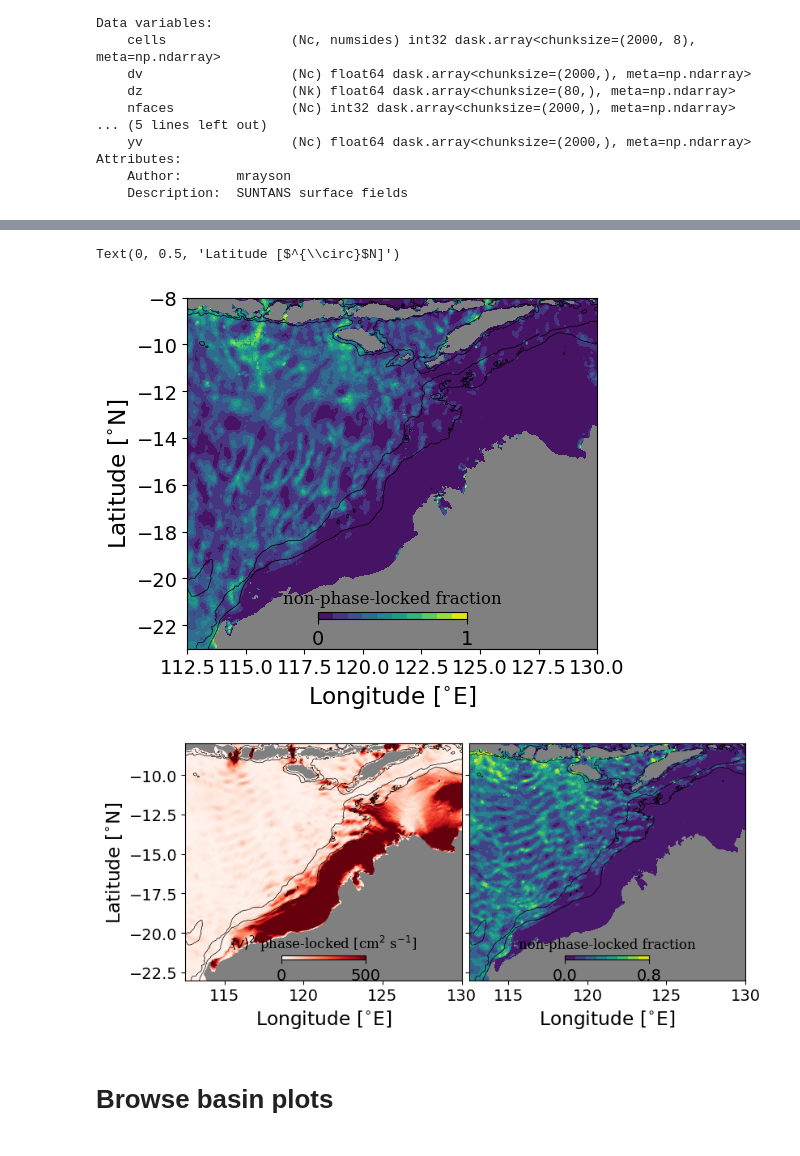
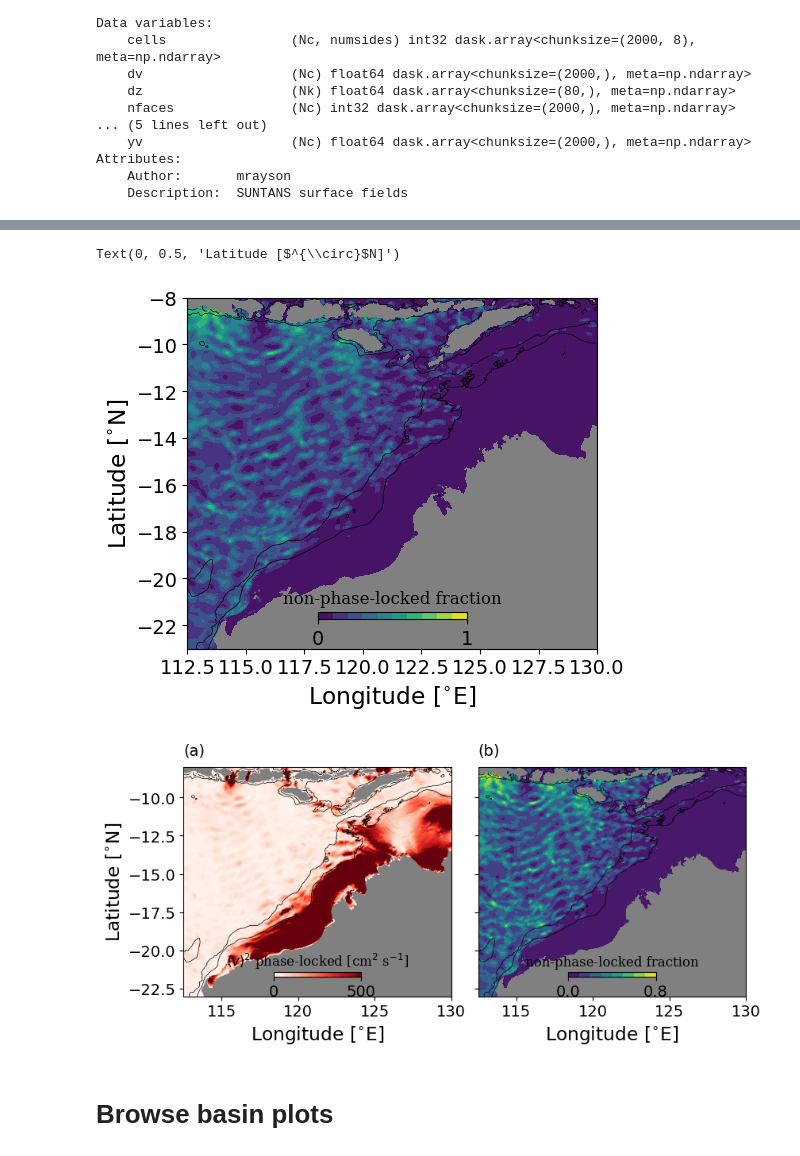
Before and after one commit to mrayson/incoherentitide, a Jupyter notebook: NOTEBOOKS/plot_nonphaselocked_ratio.ipynb, the cells around one changed output, grey strips where cells are left out. Cells and saved outputs as stored; diff of their text form; code cells hidden in the pictures.

```diff
--- a/NOTEBOOKS/plot_nonphaselocked_ratio.ipynb
+++ b/NOTEBOOKS/plot_nonphaselocked_ratio.ipynb
@@ -104,5 +103,7 @@ Wall time: 2.76 ms
 # %%
-paramsfile = '../DATA/NWS_2km_GLORYS_nonstat_itide_params_seasonaltides_meso_fD2D1_vc.nc'
+#paramsfile = '../DATA/NWS_2km_GLORYS_nonstat_itide_params_seasonaltides_meso_fD2D1_vc.nc'
+paramsfile = '../DATA/NWS_2km_GLORYS_nonstat_itide_params_seasonaltides_meso_M2S2_vc.nc'
+
 ds_params = xr.open_dataset(paramsfile, engine='h5netcdf')
 ds_params.suntans.xv=ds_params.xv.values
 ds_params.suntans.yv=ds_params.yv.values
@@ -128,7 +131,8 @@ Attributes:
     Author:       mrayson
     Description:  SUNTANS surface fields
 # %%
-idx = [5,7]
+#idx = [5,7]
+idx = [3,4] # eta_m2, eta_s2
 
 # D2
 vc_npl_var = ds_params['data'].isel(params=idx[0]) **2.\
@@ -266,5 +270,7 @@ Text(0, 0.5, 'Latitude [$^{\\circ}$N]')
 # %%
-ratio2 = vc_npl_var2/(vc_npl_var2+vc_pl_var)
+# ratio2 = vc_npl_var2/(vc_npl_var2+vc_pl_var)
+ratio2 = vc_npl_var/(vc_npl_var+vc_pl_var)
+
 ratio2[np.isnan(ratio2)] = 0.
 
 units = ''
@@ -286,7 +292,7 @@ plt.xlabel('Longitude [$^{\circ}$E]')
 plt.ylabel('Latitude [$^{\circ}$N]')
 # %% [output]
 Text(0, 0.5, 'Latitude [$^{\\circ}$N]')
-[figure, old version]
+[figure, new version]
 # %%
 vmax = 0.05*1e4
 xlim = 112.5, 130
@@ -304,35 +310,37 @@ _,_,cc,_ = ds.suntans.plotcelldata(vc_pl_var*1e4,
 plot_contours(ds)
 add_colorbar(ax1, cc, 0, vmax, r'$\left<v\right>^2$ phase-locked [{}]'.format(units))
 #plt.title('Incoherent f amplitude [{}]'.format(units))
 ax1.set_xlim(xlim)
 ax1.set_ylim(ylim)
 #ax1.set_xticklabels([])
 plt.xlabel('Longitude [$^{\circ}$E]')
 plt.ylabel('Latitude [$^{\circ}$N]')
 
 ###
 units = ''
 vmin=0.0
 vmax=0.8
 ax2=plt.subplot(122, facecolor='0.5')
 # _,_,cc,_ = ds.suntans.plotcelldata(ratio2,
                                           # cmap='viridis', vmin=vmin,vmax=vmax, colorbar=False)
 _,_,cc,_ = ds.suntans.contourf(ratio2, np.arange(0,vmax+0.1,0.1),
                                           cmap='viridis', vmin=vmin,vmax=vmax, colorbar=False)
 plot_contours(ds)
 add_colorbar(ax2, cc, vmin, vmax, r'non-phase-locked fraction')
 #plt.title('Incoherent f amplitude [{}]'.format(units))
 ax2.set_xlim(xlim)
 ax2.set_ylim(ylim)
 #ax1.set_xticklabels([])
 plt.xlabel('Longitude [$^{\circ}$E]')
 ax2.set_yticklabels([])
-#plt.tight_layout()
+ax1.text(0.0,1.05, '(a)', transform=ax1.transAxes)
+ax2.text(0.0,1.05, '(b)', transform=ax2.transAxes)
+plt.tight_layout()
 plt.subplots_adjust(wspace=0.01)
 # plt.ylabel('Latitude [$^{\circ}$N]')
 plt.savefig('../FIGURES/non_phase_locked_ratio_NWS.png',dpi=150)
 # %% [output]
-[figure, old version]
+[figure, new version]
 # %% [markdown]
 # Browse basin plots
 # %%
```
Also changed, not shown: parts of 13 cells of this notebook, 14 other files.
